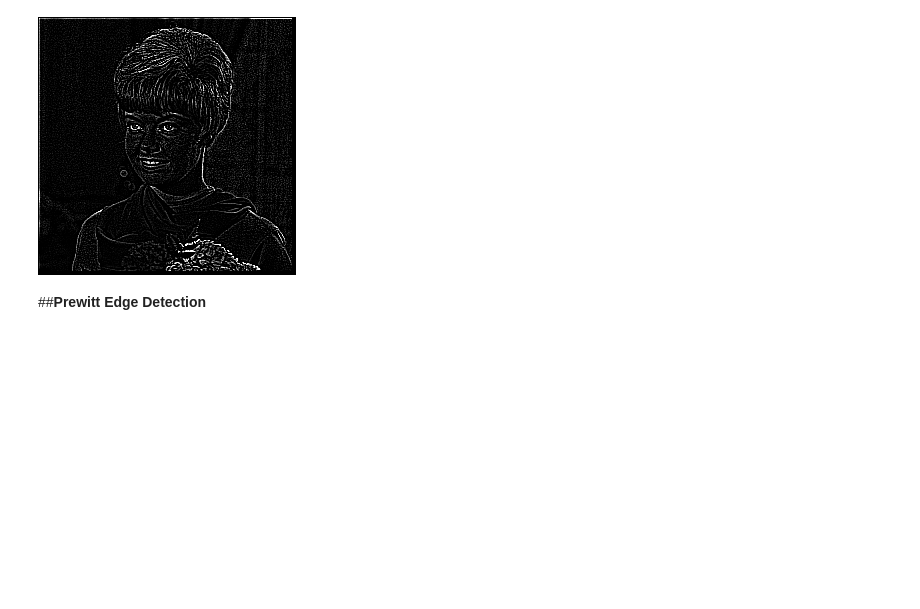
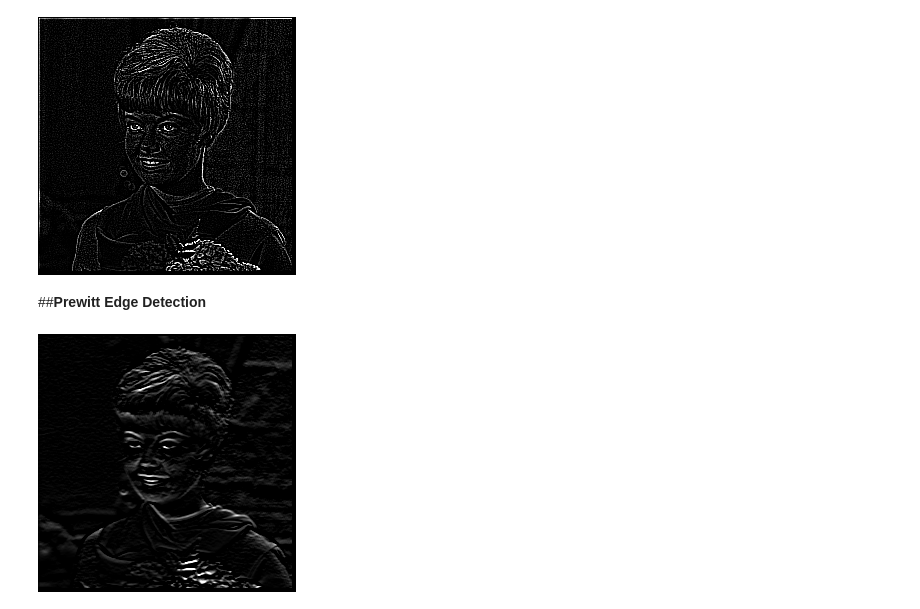
Before and after one commit to NurlailyAsrobika16/PCVK_Genap_2023, a Jupyter notebook: Week7.ipynb, the cells around one changed output. Saved outputs shown, nothing was run; the diff lists cells and outputs as text; code cells hidden in the pictures; blank space fills up the shorter version.

```diff
--- a/Week7.ipynb
+++ b/Week7.ipynb
@@ -136,3 +136,12 @@ cv2_imshow(output_ced)
 [figure]
 # %% [markdown]
 ##**Prewitt Edge Detection**
+# %%
+prewitt_ed = np.array([[-1, -1, -1],
+                       [0, 0, 0],
+                       [1, 1, 1]])
+
+output_ed = convolution2D(img_gray, prewitt_ed, 2, 1)
+cv2_imshow(output_ed)
+# %% [output]
+[figure, added]
```
Also changed, not shown: parts of 4 cells of this notebook.
